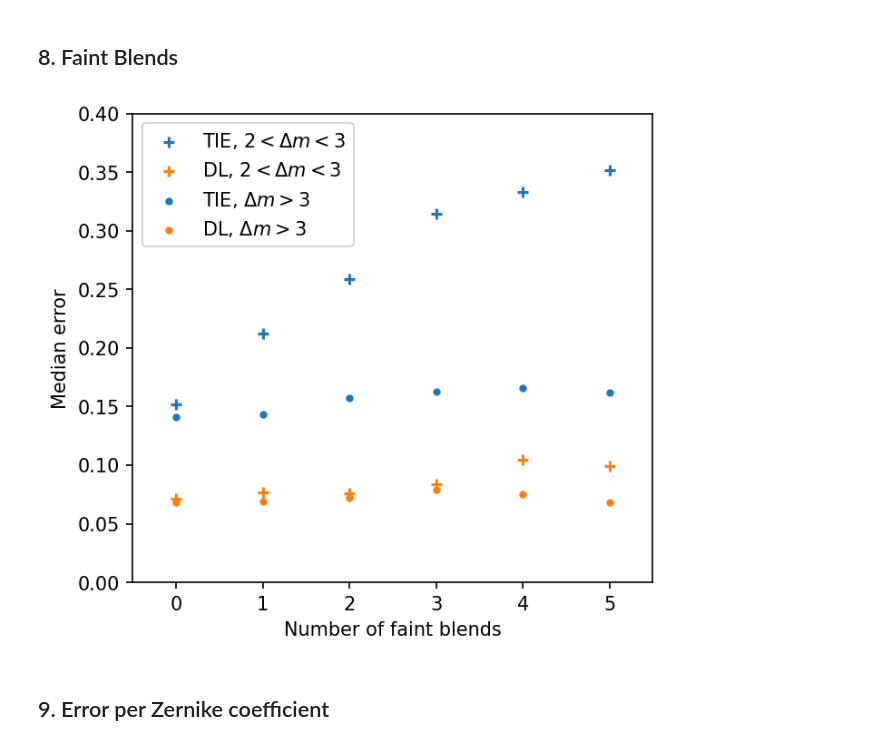
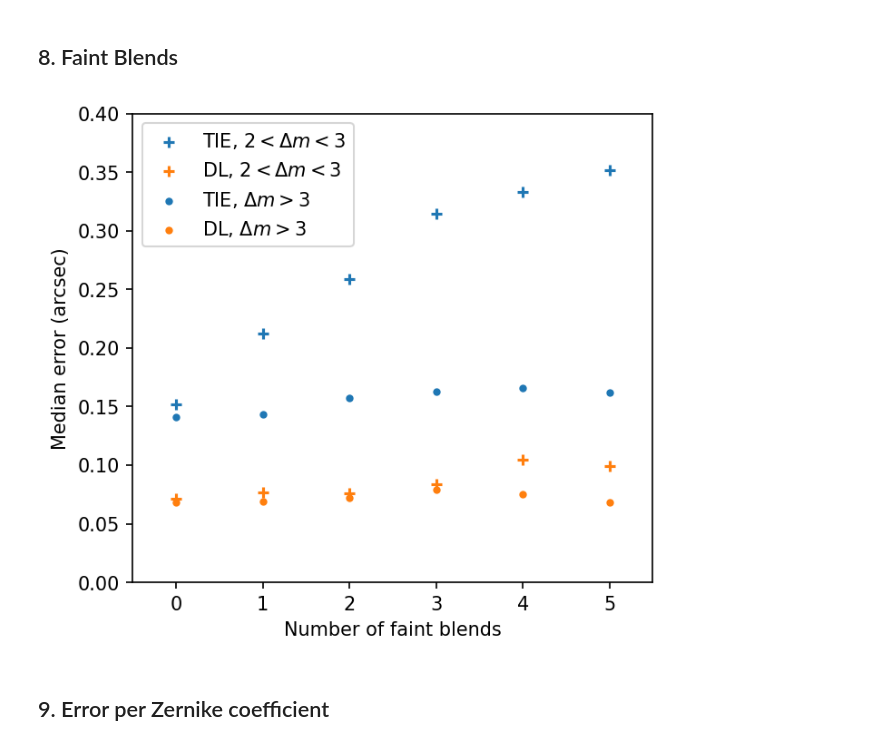
Before and after one commit to jfcrenshaw/aos_notebooks, a Jupyter notebook: ml_vs_tswep.ipynb, the cells around one changed output. Saved outputs shown, nothing was run; the diff lists cells and outputs as text; code cells hidden in the pictures.

```diff
--- a/ml_vs_tswep.ipynb
+++ b/ml_vs_tswep.ipynb
@@ -549,42 +549,42 @@ plt.show()
 [figure]
 # %% [markdown]
 ## 8. Faint Blends
-# %%
-fig, ax = plt.subplots(figsize=(4.5, 4), dpi=150, constrained_layout=True)
-
-data = clean_errs()
-
-# first do the brighter of the faint blends
-exp_med_l3 = data.groupby("nFaintBlends<1")["exp"].median()
-ml_med_l3 = data.groupby("nFaintBlends<1")["ml"].median()
-ax.scatter(
-    exp_med_l3.index, exp_med_l3, marker="+", label="TIE, $2 < \Delta m < 3$", c="C0"
-)
-ax.scatter(
-    ml_med_l3.index, ml_med_l3, marker="+", label="DL, $2 < \Delta m < 3$", c="C1"
-)
-
-# now do the fainter of the faint blends
-exp_med_g3 = data[data["nFaintBlends<1"] == 0].groupby("nFaintBlends>1")["exp"].median()
-ml_med_g3 = data[data["nFaintBlends<1"] == 0].groupby("nFaintBlends>1")["ml"].median()
-ax.scatter(
-    exp_med_g3.index, exp_med_g3, marker=".", label="TIE, $\Delta m > 3$", c="C0"
-)
-ax.scatter(ml_med_g3.index, ml_med_g3, marker=".", label="DL, $\Delta m > 3$", c="C1")
-
-
-ax.set(
-    xlabel="Number of faint blends",
-    ylabel="Median error",
-    xlim=(-0.5, 5.5),
-    ylim=(0, 0.4),
-)
-ax.legend(loc=2)
-
-fig.savefig("figures/faint_blend_scatter.pdf")
-plt.show()
-# %% [output]
-[figure, removed]
+# %%
+fig, ax = plt.subplots(figsize=(4.5, 4), dpi=150, constrained_layout=True)
+
+data = clean_errs()
+
+# first do the brighter of the faint blends
+exp_med_l3 = data.groupby("nFaintBlends<1")["exp"].median()
+ml_med_l3 = data.groupby("nFaintBlends<1")["ml"].median()
+ax.scatter(
+    exp_med_l3.index, exp_med_l3, marker="+", label="TIE, $2 < \Delta m < 3$", c="C0"
+)
+ax.scatter(
+    ml_med_l3.index, ml_med_l3, marker="+", label="DL, $2 < \Delta m < 3$", c="C1"
+)
+
+# now do the fainter of the faint blends
+exp_med_g3 = data[data["nFaintBlends<1"] == 0].groupby("nFaintBlends>1")["exp"].median()
+ml_med_g3 = data[data["nFaintBlends<1"] == 0].groupby("nFaintBlends>1")["ml"].median()
+ax.scatter(
+    exp_med_g3.index, exp_med_g3, marker=".", label="TIE, $\Delta m > 3$", c="C0"
+)
+ax.scatter(ml_med_g3.index, ml_med_g3, marker=".", label="DL, $\Delta m > 3$", c="C1")
+
+
+ax.set(
+    xlabel="Number of faint blends",
+    ylabel="Median error (arcsec)",
+    xlim=(-0.5, 5.5),
+    ylim=(0, 0.4),
+)
+ax.legend(loc=2)
+
+fig.savefig("figures/faint_blend_scatter.pdf")
+plt.show()
+# %% [output]
+[figure, added]
 # %% [markdown]
 ## 9. Error per Zernike coefficient
 # %%
```
Also changed, not shown: 3 other files.
